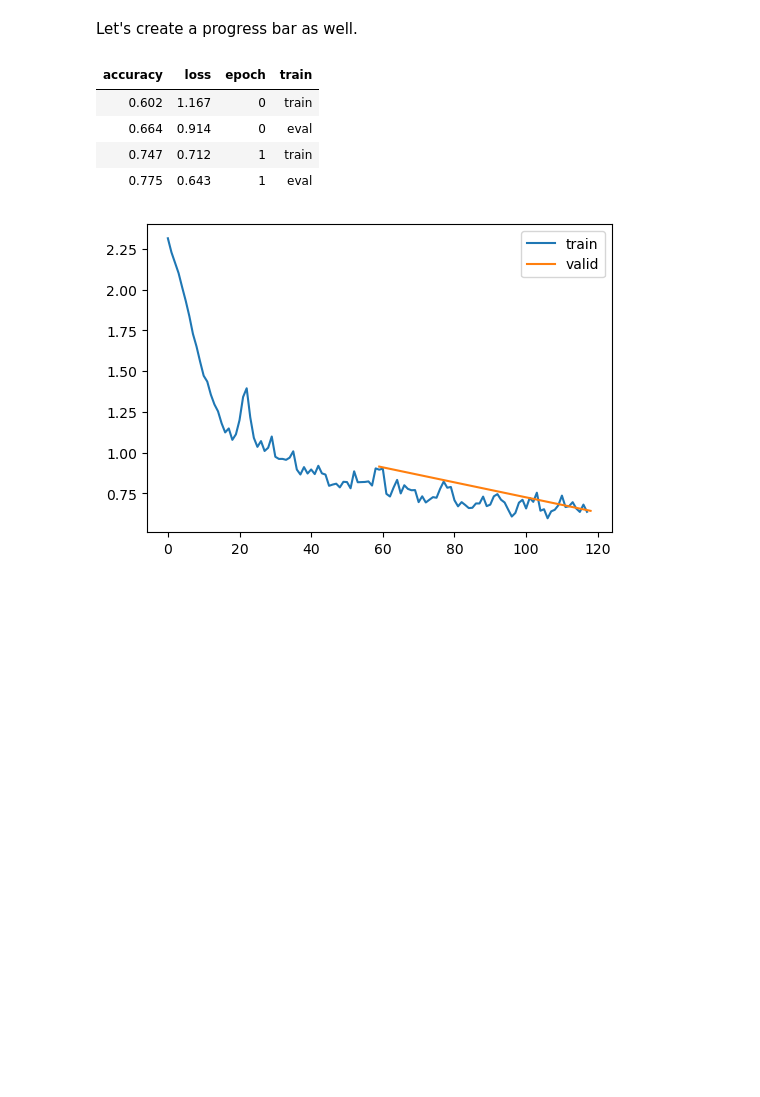
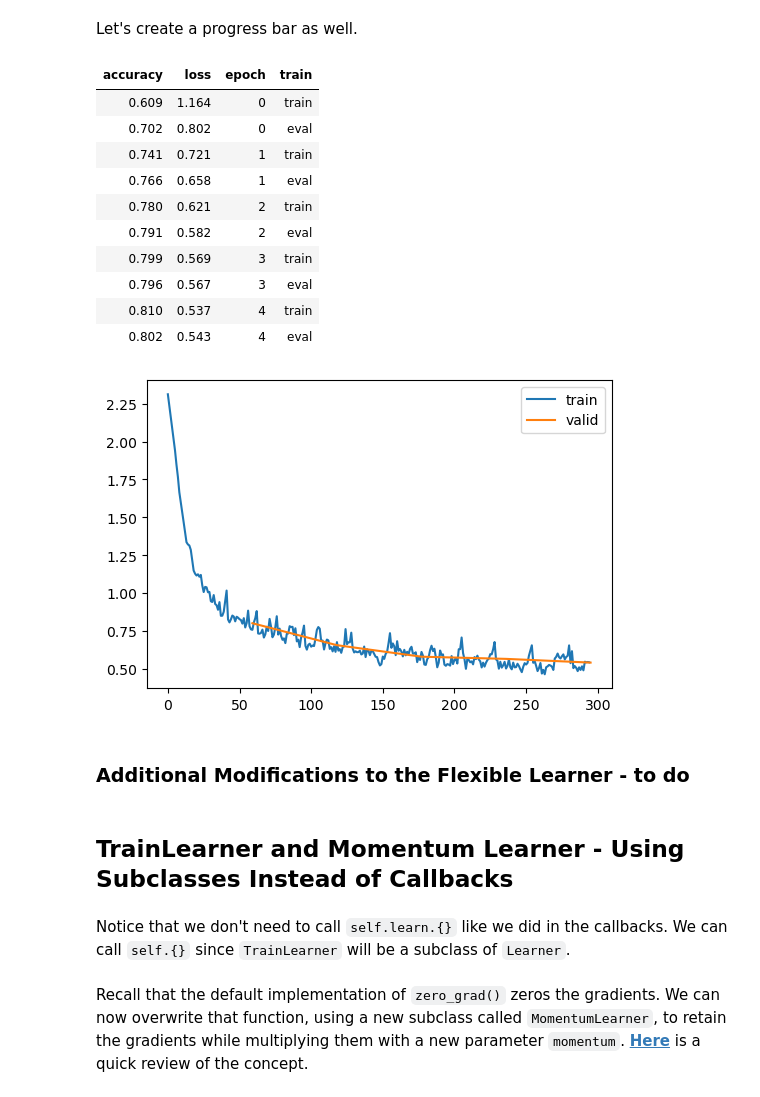
Before and after one commit to bachaudhry/FastAI-22-23, a Jupyter notebook: course_part_2/09_learner.ipynb, the cells around one changed output. Cells and saved outputs as stored; diff of their text form; code cells hidden in the pictures; blank space fills up the shorter version.

```diff
--- a/course_part_2/09_learner.ipynb
+++ b/course_part_2/09_learner.ipynb
@@ -490,12 +490,24 @@ model = get_model()
 # %%
 metrics = MetricsCB(accuracy=MulticlassAccuracy())
 cbs = [TrainCB(), DeviceCB(), metrics, ProgressCB(plot=True)]
 learn = Learner(model, dls, F.cross_entropy, lr=0.2, cbs=cbs)
-learn.fit(2)
+learn.fit(5)
 # %% [output]
 | accuracy | loss | epoch | train |
-| 0.602 | 1.167 | 0 | train |
-| 0.664 | 0.914 | 0 | eval |
-| 0.747 | 0.712 | 1 | train |
-| 0.775 | 0.643 | 1 | eval |
+| 0.609 | 1.164 | 0 | train |
+| 0.702 | 0.802 | 0 | eval |
+| 0.741 | 0.721 | 1 | train |
+| 0.766 | 0.658 | 1 | eval |
+| 0.780 | 0.621 | 2 | train |
+| 0.791 | 0.582 | 2 | eval |
+| 0.799 | 0.569 | 3 | train |
+| 0.796 | 0.567 | 3 | eval |
+| 0.810 | 0.537 | 4 | train |
+| 0.802 | 0.543 | 4 | eval |
-[figure, old version]
+[figure, new version]
+# %% [markdown]
+### **Additional Modifications to the Flexible Learner - to do**
+# %% [markdown]
+## **TrainLearner and Momentum Learner - Using Subclasses Instead of Callbacks**
+# %% [markdown]
+Notice that we don't need to call `self.learn.{}` like we did in the callbacks. We can call `self.{}` since `TrainLearner` will be a subclass of `Learner`.
@@ -501,0 +525,2 @@ learn.fit(2)
+# %% [markdown]
+Recall that the default implementation of `zero_grad()` zeros the gradients. We can now overwrite that function, using a new subclass called `MomentumLearner`, to retain the gradients while multiplying them with a new parameter `momentum`. **[Here](https://paperswithcode.com/method/sgd-with-momentum)** is a quick review of the concept.
```
Also changed, not shown: parts of 6 cells of this notebook.
